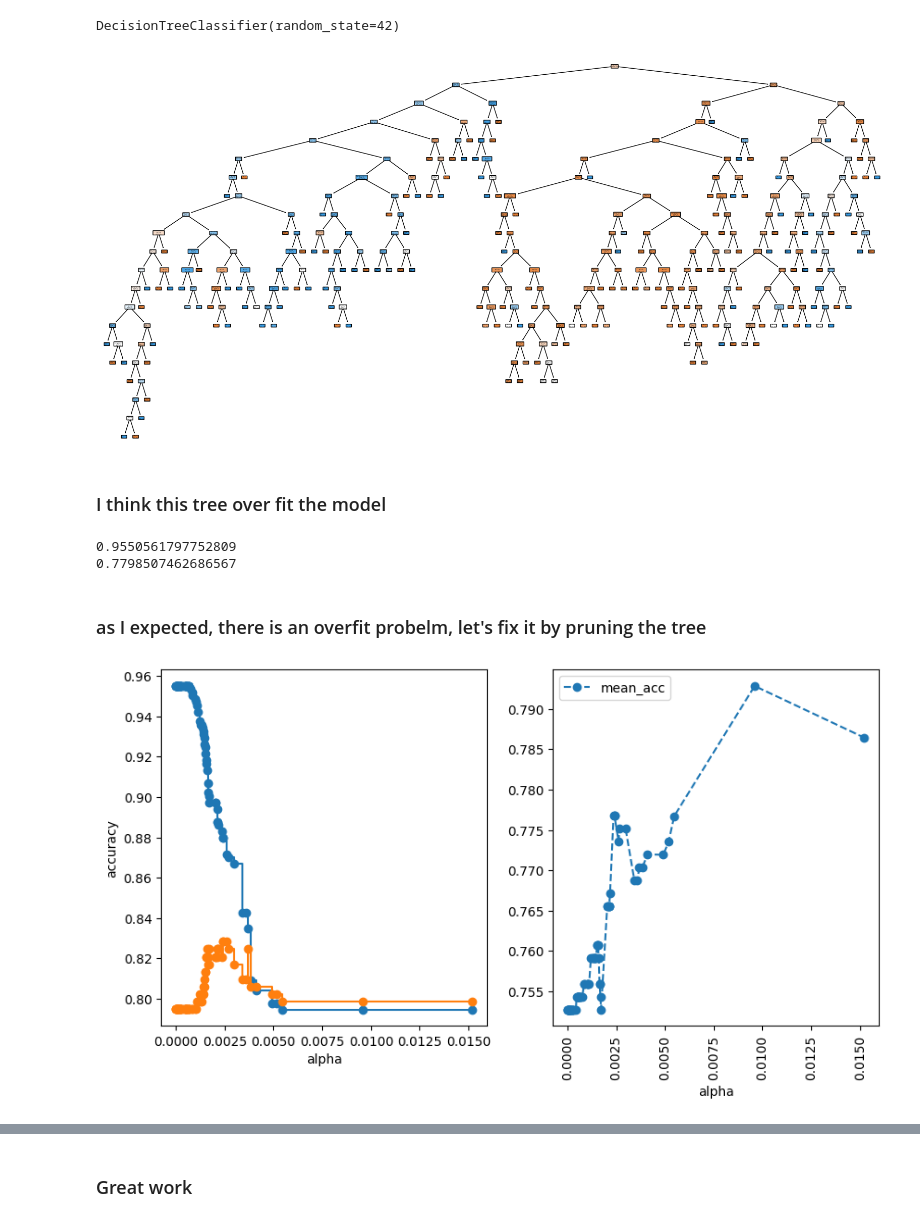
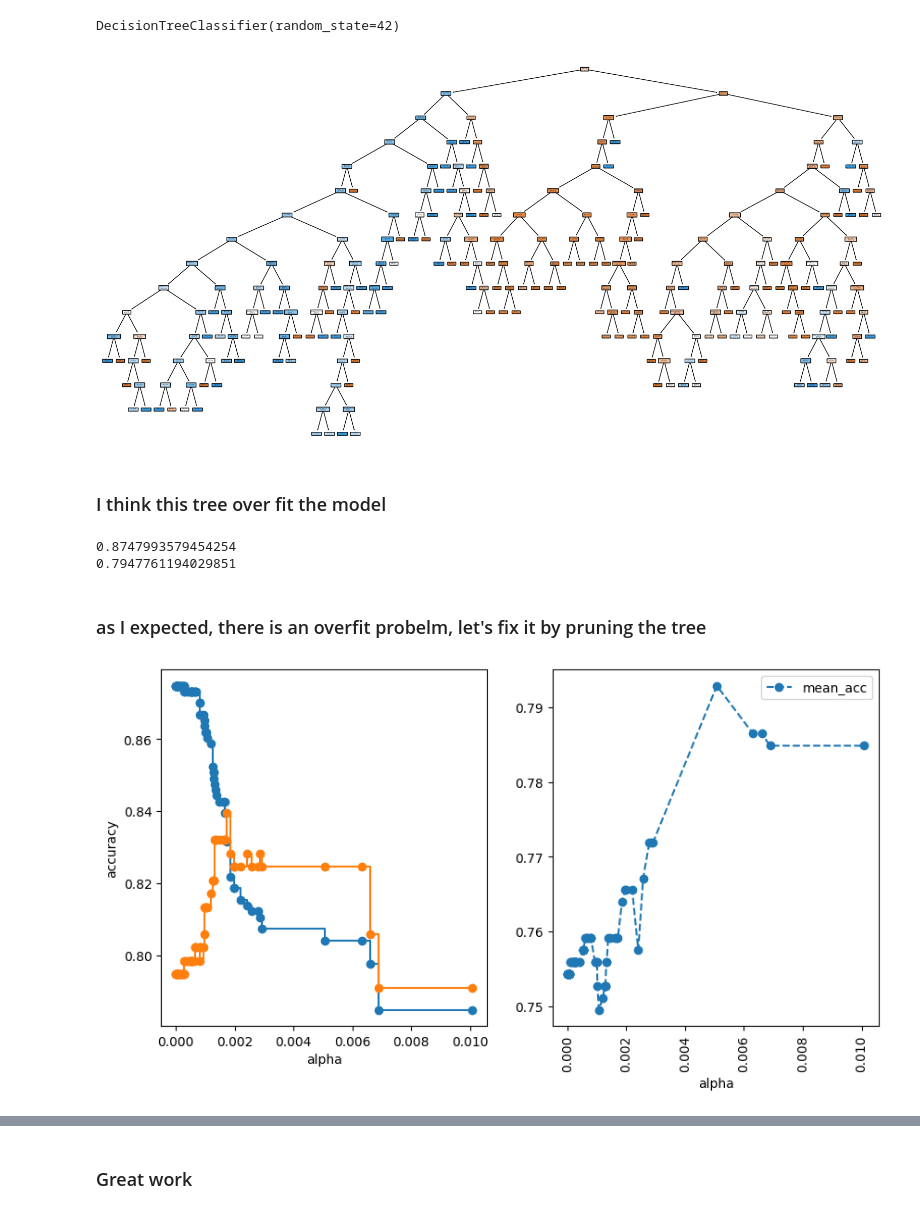
Before and after one commit to ahmedhany14/Kaggle-Competitions-Notebooks, a Jupyter notebook: Titanic/NoteBook/Titanic_problem.ipynb, the cells around one changed output, grey strips where cells are left out. Drawn from its saved outputs; the diff is of its cells as text; code cells hidden in the pictures.

Commit message:
Titanic model has been updated

```diff
--- a/Titanic/NoteBook/Titanic_problem.ipynb
+++ b/Titanic/NoteBook/Titanic_problem.ipynb
@@ -311,3 +318,16 @@ titanic
 | 889 | 1 | 0 | 0 | 30.0000 | 1 | 0 | 0 | 0 | 0 | ... |
 | 890 | 0 | 0 | 0 | 7.7500 | 1 | 1 | 0 | 0 | 0 | ... |
 891 rows × 14 columns
+# %%
+def update(fare):
+    if fare < 8:
+        return 0
+    if fare < 14.5:
+        return 1
+    if fare < 31:
+        return 2
+    return 3
+
+
+titanic["Fare"] = titanic["Fare"].apply(update)
+titanic
@@ -596,23 +643,23 @@ DecisionTreeClassifier(random_state=42)
 # %%
 plt.figure(figsize=(20, 10))
 plot_tree(
     DTC,
-    class_names=["Yes HD", "No HD"],
+    class_names=["will Survive", "will not Survive"],
     filled=True,
     rounded=True,
     feature_names=titanic.columns,
 )
 plt.show()
 # %% [output]
-[figure, old version]
+[figure, new version]
 # %% [markdown]
 ### I think this tree over fit the model
 # %%
 print(DTC.score(x_train, y_train))
 print(DTC.score(x_test, y_test))
 # %% [output]
-0.9550561797752809
-0.7798507462686567
+0.8747993579454254
+0.7947761194029851
 # %% [markdown]
 ### as I expected, there is an overfit probelm, let's fix it by pruning the tree
 # %%
@@ -651,6 +698,6 @@ plt.xticks(rotation=90)
 plt.legend()
 plt.show()
 # %% [output]
-[figure, old version]
+[figure, new version]
 # %%
 alpha = alpha_results[
```
Also changed, not shown: parts of 28 cells of this notebook, 1 other file.
